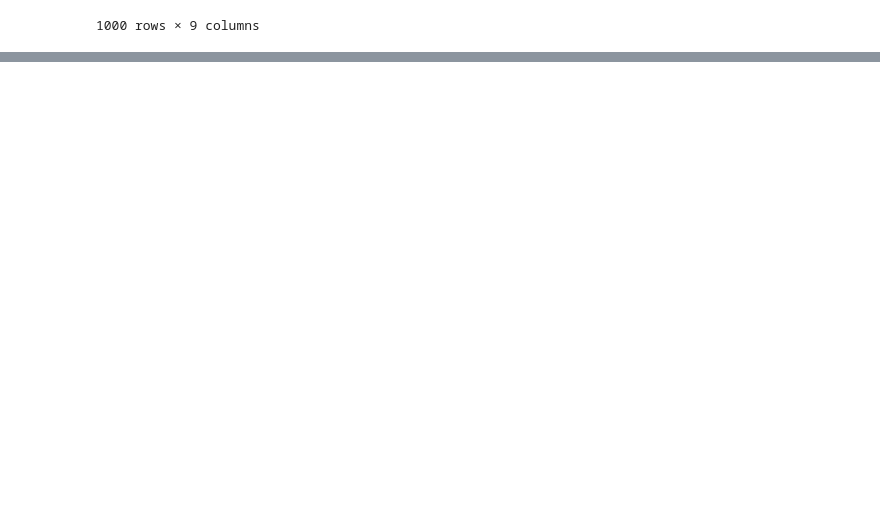
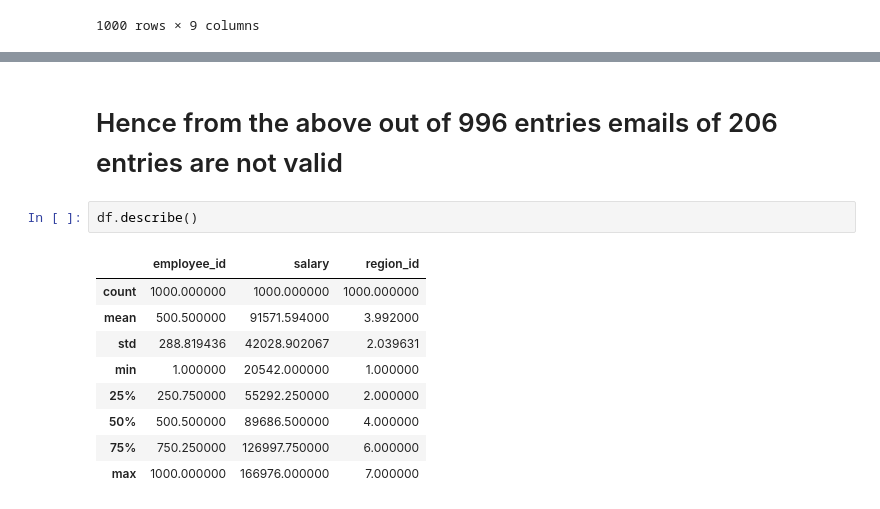
Before and after one commit to sayaanfrah/DSA_Python, a Jupyter notebook: first/second.ipynb, the cells around one changed output, grey strips where cells are left out. Cells and saved outputs as stored; diff of their text form; blank space fills up the shorter version.

```diff
--- a/first/second.ipynb
+++ b/first/second.ipynb
@@ -321,0 +343,14 @@ df
+# %% [markdown]
+# Hence from the above out of 996 entries emails of 206 entries are not valid
+# %%
+df.describe()
+# %% [output]
+|  | employee_id | salary | region_id |
+| count | 1000.000000 | 1000.000000 | 1000.000000 |
+| mean | 500.500000 | 91571.594000 | 3.992000 |
+| std | 288.819436 | 42028.902067 | 2.039631 |
+| min | 1.000000 | 20542.000000 | 1.000000 |
+| 25% | 250.750000 | 55292.250000 | 2.000000 |
+| 50% | 500.500000 | 89686.500000 | 4.000000 |
+| 75% | 750.250000 | 126997.750000 | 6.000000 |
+| max | 1000.000000 | 166976.000000 | 7.000000 |
```
Also changed, not shown: parts of 4 cells of this notebook.
